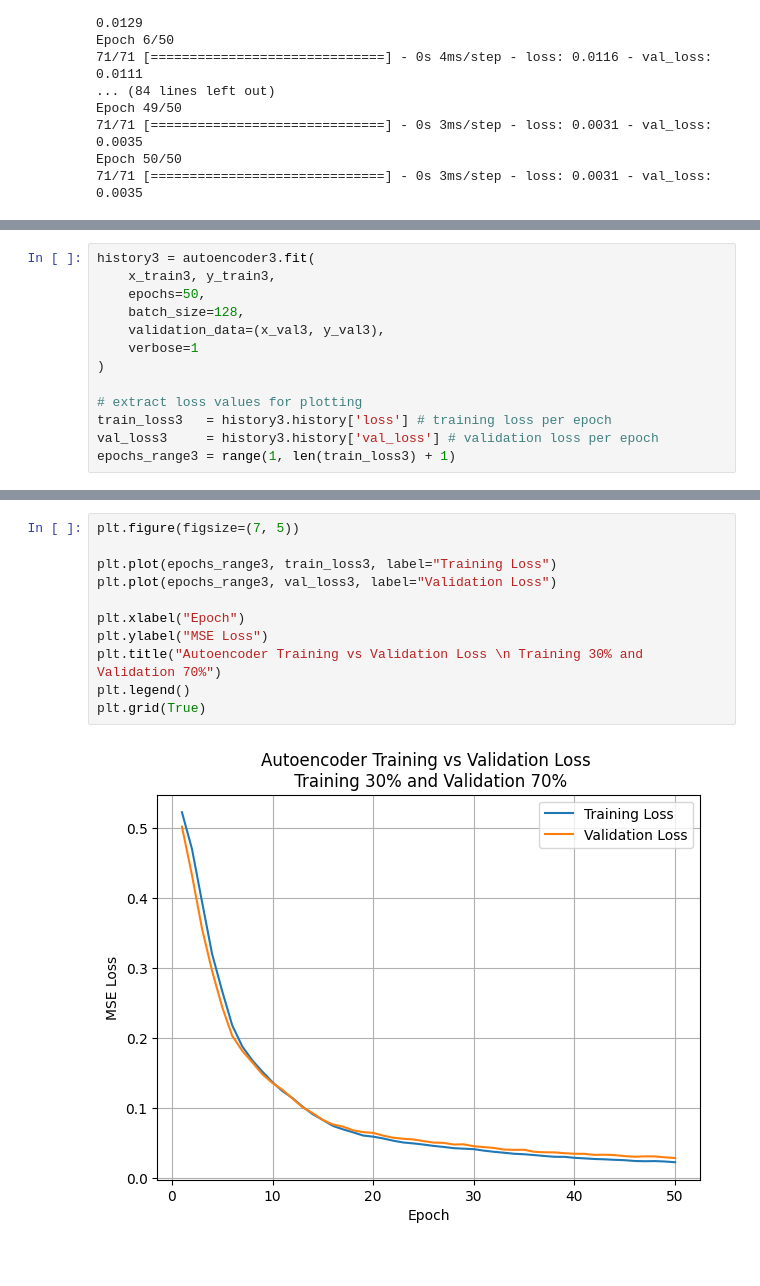
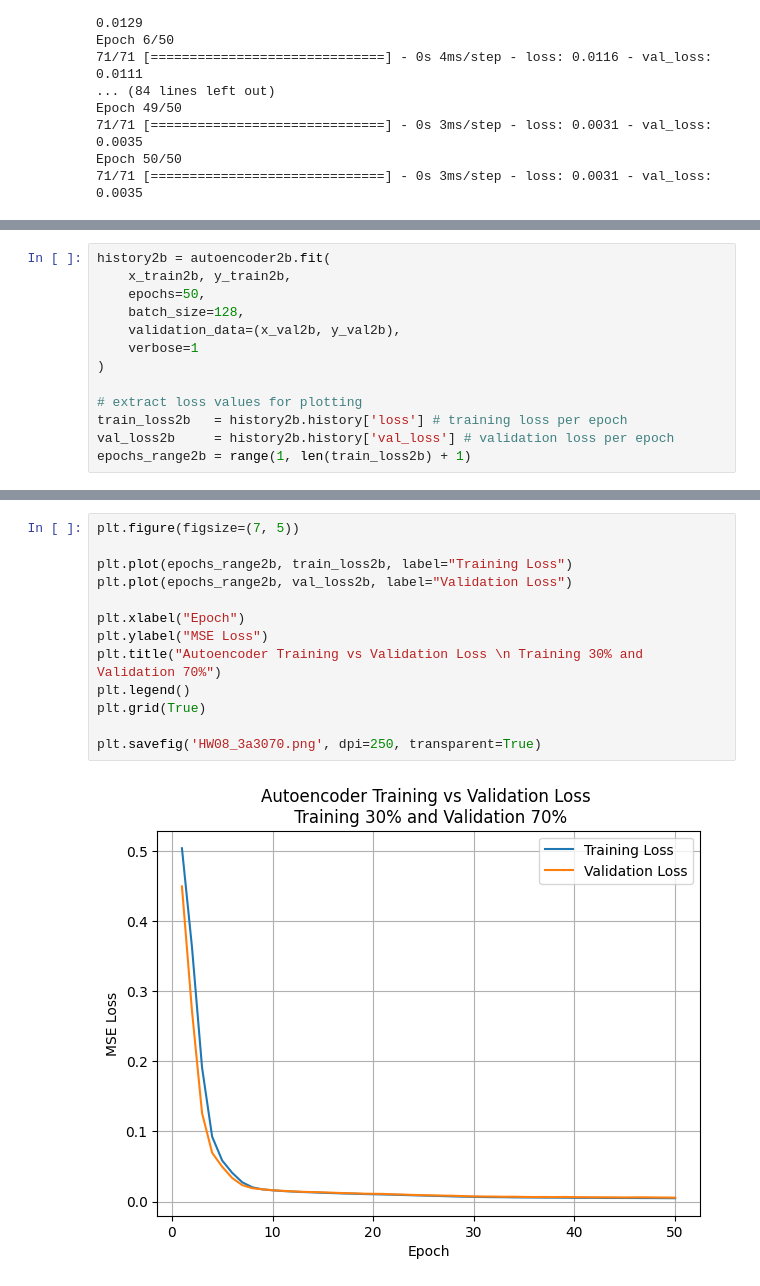
Before and after one commit to galih123star/computational2026, a Jupyter notebook: HW08/HW08.ipynb, the cells around one changed output, grey strips where cells are left out. Drawn from its saved outputs; the diff is of its cells as text.

```diff
--- a/HW08/HW08.ipynb
+++ b/HW08/HW08.ipynb
@@ -348,17 +352,17 @@ Trainable params: 18,376
 Non-trainable params: 0
 _________________________________________________________________
 # %%
-history3 = autoencoder3.fit(
-    x_train3, y_train3,
+history2b = autoencoder2b.fit(
+    x_train2b, y_train2b,
     epochs=50,
     batch_size=128,
-    validation_data=(x_val3, y_val3),
+    validation_data=(x_val2b, y_val2b),
     verbose=1
 )
 
 # extract loss values for plotting
-train_loss3   = history3.history['loss'] # training loss per epoch
-val_loss3     = history3.history['val_loss'] # validation loss per epoch
-epochs_range3 = range(1, len(train_loss3) + 1)
+train_loss2b   = history2b.history['loss'] # training loss per epoch
+val_loss2b     = history2b.history['val_loss'] # validation loss per epoch
+epochs_range2b = range(1, len(train_loss2b) + 1)
 # %% [output]
 Epoch 1/50
@@ -381,13 +385,15 @@ Epoch 50/50
 # %%
 plt.figure(figsize=(7, 5))
 
-plt.plot(epochs_range3, train_loss3, label="Training Loss")
-plt.plot(epochs_range3, val_loss3, label="Validation Loss")
+plt.plot(epochs_range2b, train_loss2b, label="Training Loss")
+plt.plot(epochs_range2b, val_loss2b, label="Validation Loss")
 
 plt.xlabel("Epoch")
 plt.ylabel("MSE Loss")
 plt.title("Autoencoder Training vs Validation Loss \n Training 30% and Validation 70%")
 plt.legend()
 plt.grid(True)
+
+plt.savefig('HW08_3a3070.png', dpi=250, transparent=True)
 # %% [output]
-[figure, old version]
+[figure, new version]
```
Also changed, not shown: parts of 23 cells of this notebook, 16 other files.
